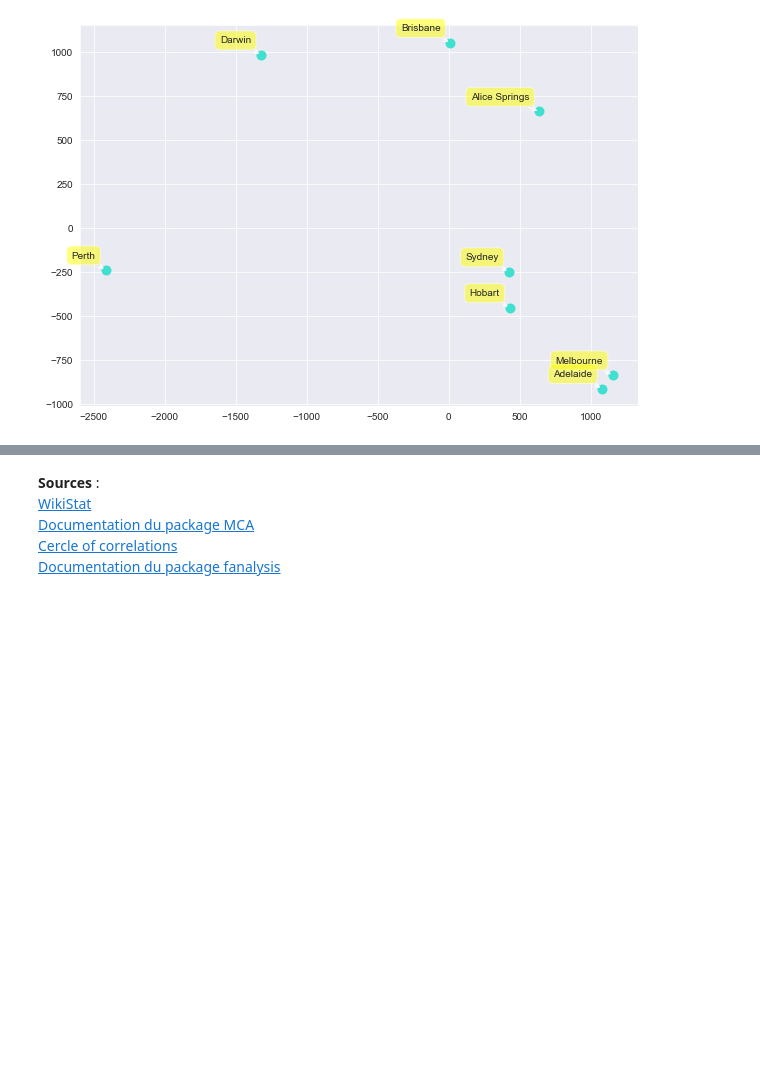
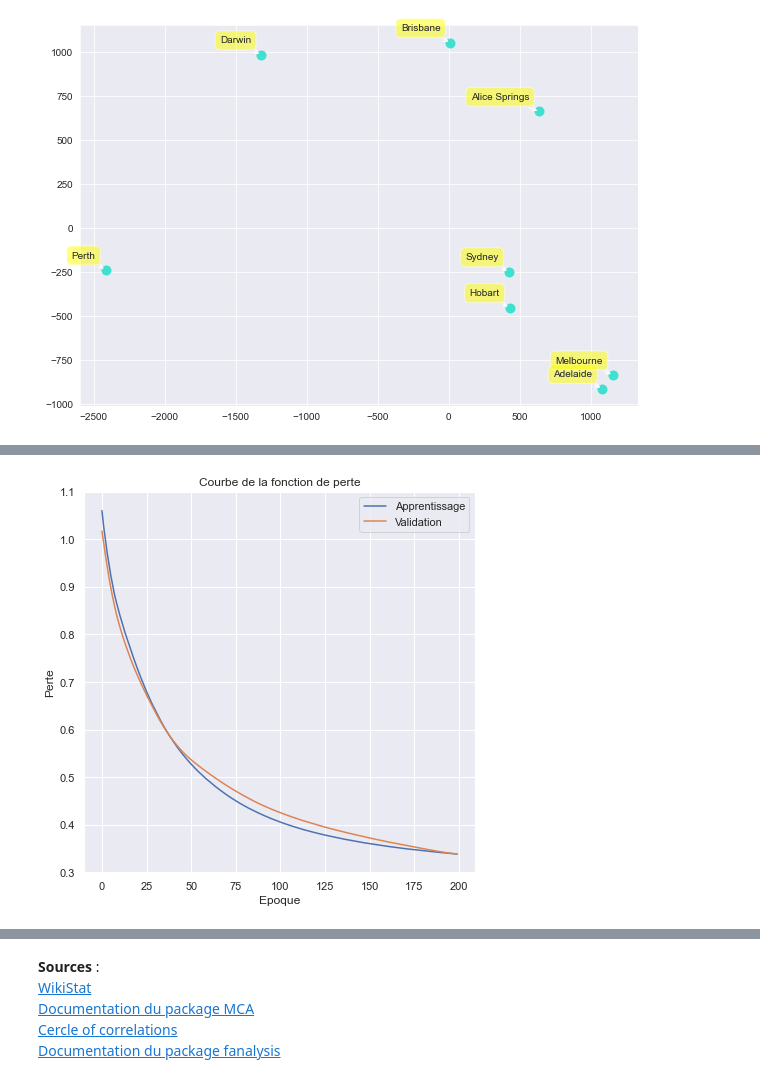
Before and after one commit to fayeab/python-data-science, a Jupyter notebook: tutoriels/python-analyse-statistique-multidimensionnelle.ipynb, the cells around one changed output, grey strips where cells are left out. Saved outputs shown, nothing was run; the diff lists cells and outputs as text; code cells hidden in the pictures; blank space fills up the shorter version.

```diff
--- a/tutoriels/python-analyse-statistique-multidimensionnelle.ipynb
+++ b/tutoriels/python-analyse-statistique-multidimensionnelle.ipynb
@@ -495,0 +531,9 @@ plt.show()
+# %%
+numerical_columns = ['T9', 'T12', 'T15',  'Vx9', 'Vx12', 'Vx15', 'maxO3', 'Ne9', 'Ne12', 'Ne15', 'maxO3v']
+categorical_columns = ['vent', 'pluie']
+
+data_x = df[numerical_columns]
+data_x = StandardScaler().fit_transform(data_x)
+_, n_variables = data_x.shape
+nb_epoch = 200
+batch_size = 32
@@ -495,0 +579,17 @@ plt.show()
+# %%
+checkpointer = ModelCheckpoint(filepath="model.h5",
+                               verbose=0,
+                               save_best_only=True)
+tensorboard = TensorBoard(log_dir='./logs',
+                          histogram_freq=0,
+                          write_graph=True,
+                          write_images=True)
+# %%
+history = autoencoder.fit(data_x,
+                          data_x,
+                          epochs=nb_epoch,
+                          batch_size=batch_size,
+                          shuffle=True,
+                          validation_split=0.2,
+                          verbose=1,
+                          callbacks=[checkpointer, tensorboard]).history
@@ -495,0 +614,10 @@ plt.show()
+# %%
+plt.plot(history['loss'])
+plt.plot(history['val_loss'])
+plt.title('Courbe de la fonction de perte')
+plt.ylabel('Perte')
+plt.xlabel('Epoque')
+plt.ylim([0.3, 1.1])
+_ = plt.legend(['Apprentissage', 'Validation'], loc='upper right')
+# %% [output]
+[figure, added]
```
Also changed, not shown: parts of 11 cells of this notebook.
